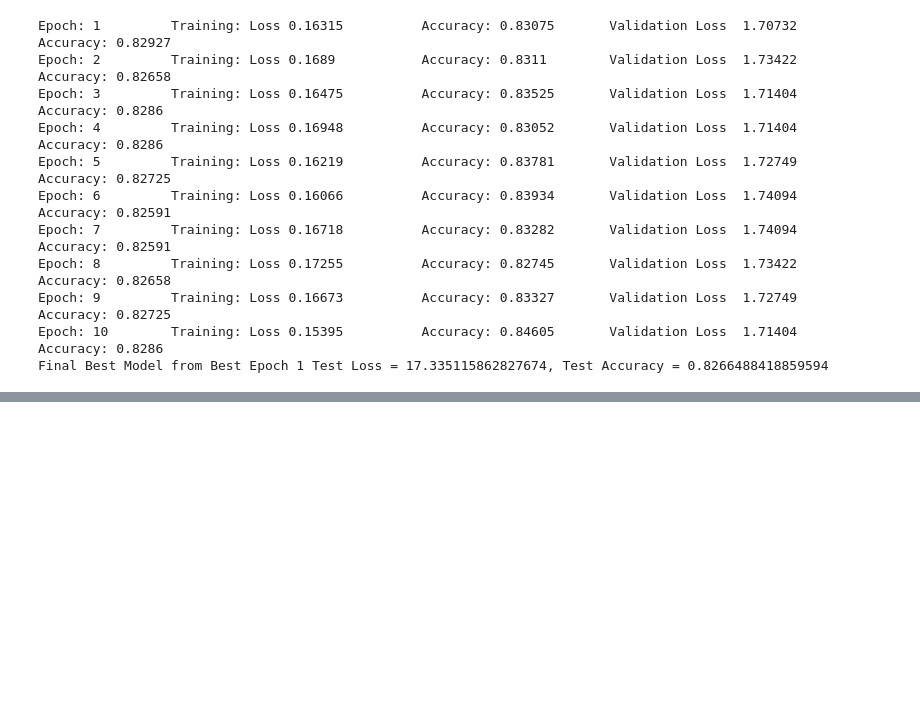
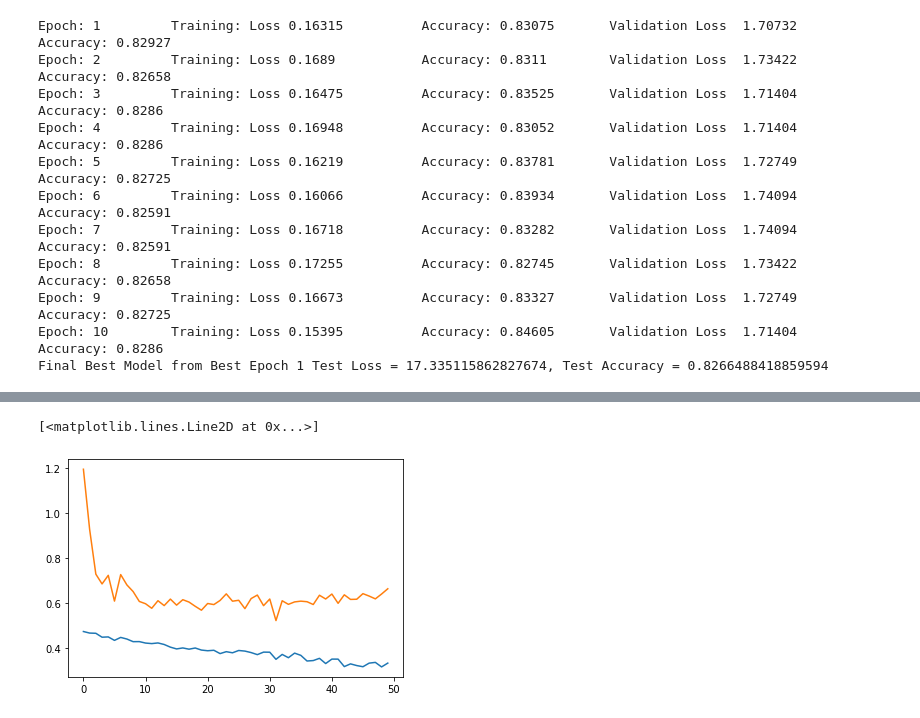
Before and after one commit to rrwabina/RADI605, a Jupyter notebook: 11 CNN Project/scripts/project.ipynb, the cells around one changed output, grey strips where cells are left out. Saved outputs shown, nothing was run; the diff lists cells and outputs as text; code cells hidden in the pictures; blank space fills up the shorter version.

```diff
--- a/11 CNN Project/scripts/project.ipynb
+++ b/11 CNN Project/scripts/project.ipynb
@@ -708,0 +663,34 @@ def fit(train_loader, val_loader, num_epochs = 10, unfreeze_after = 5, checkpoin
+# %%
+class LeNet(nn.Module):
+    def __init__(self):
+        super().__init__()
+        self.conv1 = nn.Conv2d(3,  32, 3, 1, padding = 1)
+        self.conv2 = nn.Conv2d(32, 64, 3, 1, padding = 1)
+
+        self.fc1 = nn.Linear(64 * 10 * 10, 256)
+        self.fc2 = nn.Linear(256, 32)
+        self.fc3 = nn.Linear(32,   2)
+
+        self.dropout = nn.Dropout(p = 0.5)
+        self.batchnorm1 = nn.BatchNorm2d(32)
+        self.batchnorm2 = nn.BatchNorm2d(64)
+
+    def forward(self, x):
+        x = F.relu(self.batchnorm1(self.conv1(x)))
+        x = F.max_pool2d(x, 2)
+        x = F.relu(self.batchnorm2(self.conv2(x)))
+        x = F.max_pool2d(x, 2)
+        x = x.view(x.size(0), -1)
+        x = F.relu(self.fc1(x))
+        x = self.dropout(x)
+        x = F.relu(self.fc2(x))
+        x = self.dropout(x)
+        x = self.fc3(x)
+        return x
+
+
+torch.manual_seed(101)
+model_cnn = LeNet()
+criterion = nn.BCELoss()
+optimizer = torch.optim.Adam(model_cnn.parameters(), lr = 0.001)
+train_losses, valid_losses, train_accurs, valid_accurs, test_loss, test_accu, best_epoch, epoch_times = train(50, model_cnn, train_loader, valid_loader, test_loader, optimizer, criterion, device)
@@ -708,0 +715,6 @@ def fit(train_loader, val_loader, num_epochs = 10, unfreeze_after = 5, checkpoin
+# %%
+plt.plot(train_losses)
+plt.plot(valid_losses)
+# %% [output]
+[<matplotlib.lines.Line2D at 0x...>]
+[figure, added]
```
Also changed, not shown: parts of 6 cells of this notebook.
